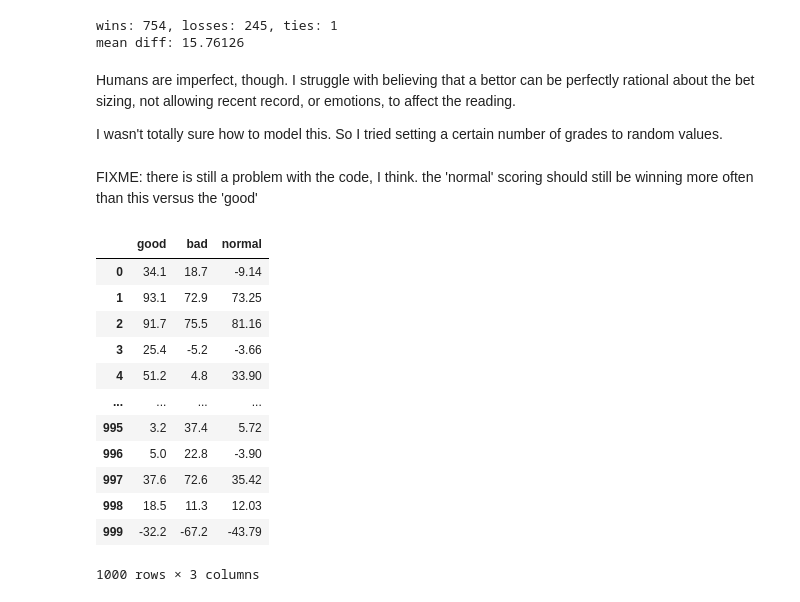
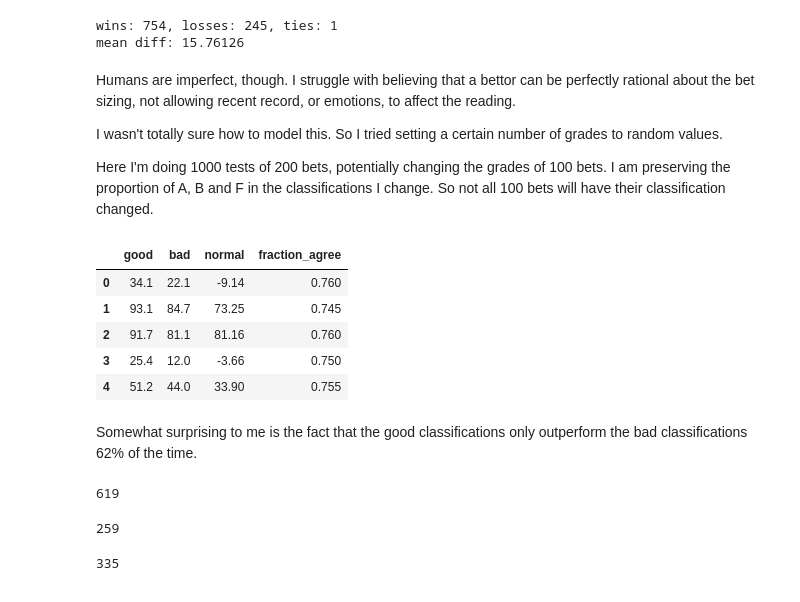
Before and after one commit to csdurfee/book, a Jupyter notebook: ep 7 TOUTS.ipynb, the cells around one changed output. Saved outputs shown, nothing was run; the diff lists cells and outputs as text; code cells hidden in the pictures.

```diff
--- a/ep 7 TOUTS.ipynb
+++ b/ep 7 TOUTS.ipynb
@@ -532,23 +532,30 @@ mean diff: 15.76126
 Humans are imperfect, though. I struggle with believing that a bettor can be perfectly rational about the bet sizing, not allowing recent record, or emotions, to affect the reading.
 
 I wasn't totally sure how to model this. So I tried setting a certain number of grades to random values.
+
+Here I'm doing 1000 tests of 200 bets, potentially changing the grades of 100 bets. I am preserving the proportion of A, B and F in the classifications I change. So not all 100 bets will have their classification changed.
 # %%
-scores = bg.test_some_grades(1000)
+scores = bg.test_some_grades(1000, 200, 100)
+
+scores.head()
+# %% [output]
+|  | good | bad | normal | fraction_agree |
+| 0 | 34.1 | 22.1 | -9.14 | 0.760 |
+| 1 | 93.1 | 84.7 | 73.25 | 0.745 |
+| 2 | 91.7 | 81.1 | 81.16 | 0.760 |
+| 3 | 25.4 | 12.0 | -3.66 | 0.750 |
+| 4 | 51.2 | 44.0 | 33.90 | 0.755 |
-# %% [markdown]
-FIXME: there is still a problem with the code, I think. the 'normal' scoring should still be winning more often than this versus the 'good'
-# %%
-scores
-# %% [output]
-|  | good | bad | normal |
-| 0 | 34.1 | 18.7 | -9.14 |
-| 1 | 93.1 | 72.9 | 73.25 |
-| 2 | 91.7 | 75.5 | 81.16 |
-| 3 | 25.4 | -5.2 | -3.66 |
-| 4 | 51.2 | 4.8 | 33.90 |
-| ... | ... | ... | ... |
-| 995 | 3.2 | 37.4 | 5.72 |
-| 996 | 5.0 | 22.8 | -3.90 |
-| 997 | 37.6 | 72.6 | 35.42 |
-| 998 | 18.5 | 11.3 | 12.03 |
-| 999 | -32.2 | -67.2 | -43.79 |
-1000 rows × 3 columns
+# %% [markdown]
+Somewhat surprising to me is the fact that the good classifications only outperform the bad classifications 62% of the time.
+# %%
+sum(scores.good > scores.bad)
+# %% [output]
+619
+# %%
+sum(scores.normal > scores.good)
+# %% [output]
+259
+# %%
+sum(scores.normal > scores.bad)
+# %% [output]
+335
```
Also changed, not shown: parts of 8 cells of this notebook.
